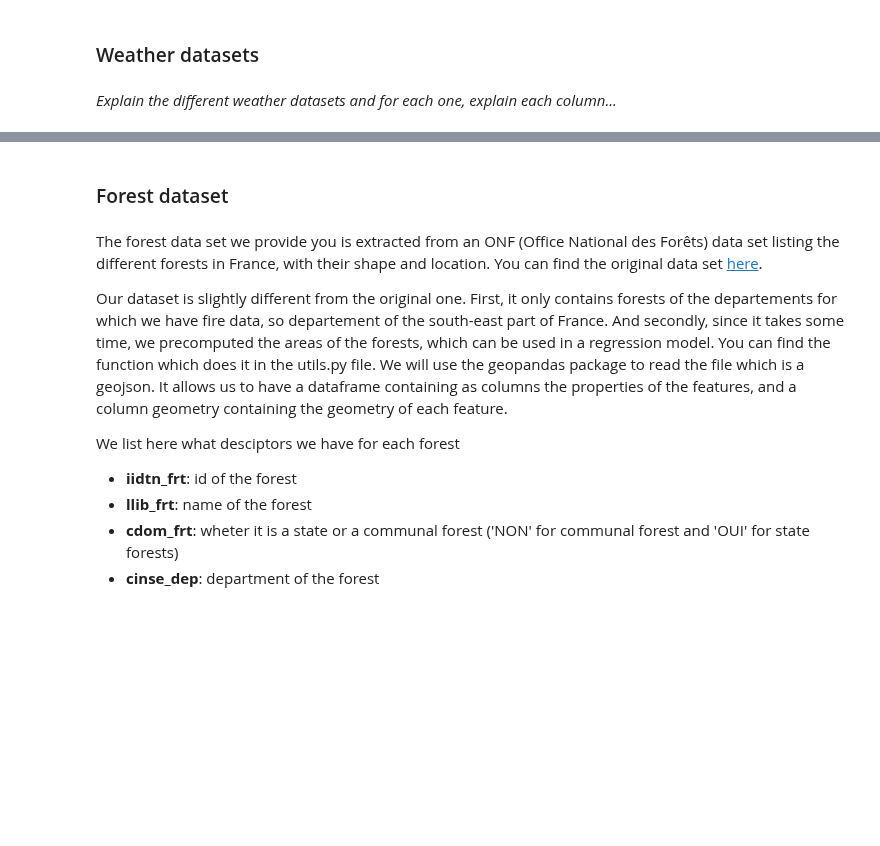
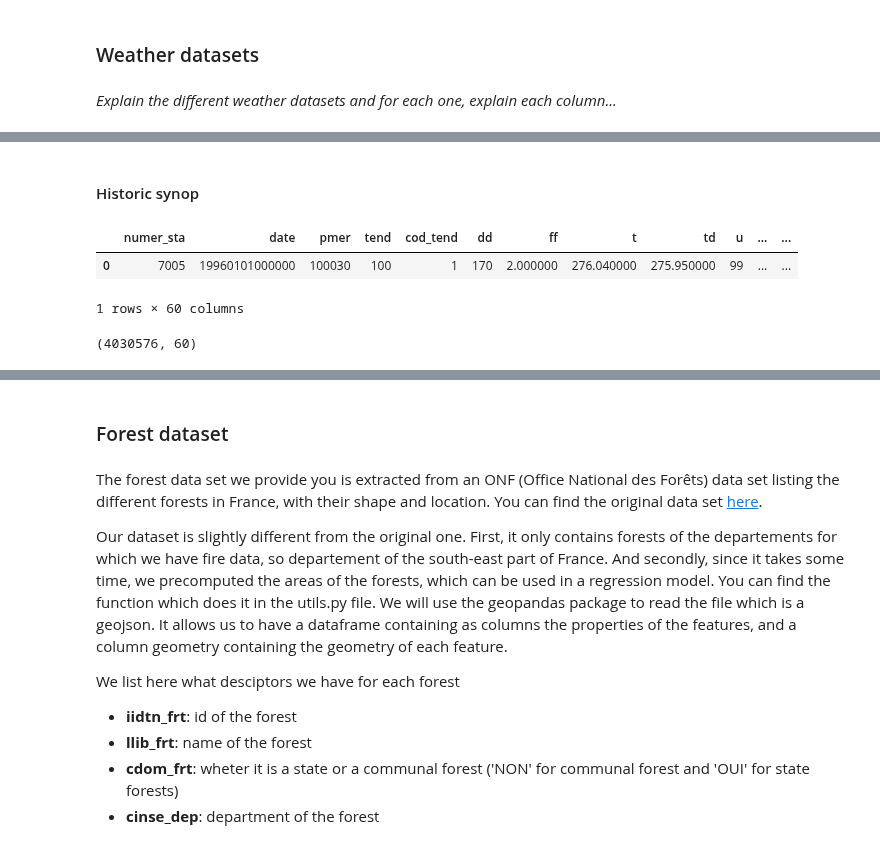
Before and after one commit to fd0r/Wildfire-Area, a Jupyter notebook: WFA_starting_kit.ipynb, the cells around one changed output, grey strips where cells are left out. Drawn from its saved outputs; the diff is of its cells as text; code cells hidden in the pictures; blank space fills up the shorter version.

```diff
--- a/WFA_starting_kit.ipynb
+++ b/WFA_starting_kit.ipynb
@@ -101,0 +207,11 @@ _Explain the different weather datasets and for each one, explain each column...
+# %% [markdown]
+#### Historic synop
+# %%
+mf_aglomerated = pd.read_csv("./data/mf_aglomerated.csv", sep=",", low_memory=False)
+display(mf_aglomerated.head(1))
+display(mf_aglomerated.shape)
+# %% [output]
+|  | numer_sta | date | pmer | tend | cod_tend | dd | ff | t | td | u | ... | ... |
+| 0 | 7005 | 19960101000000 | 100030 | 100 | 1 | 170 | 2.000000 | 276.040000 | 275.950000 | 99 | ... | ... |
+1 rows × 60 columns
+(4030576, 60)
```
Also changed, not shown: parts of 14 cells of this notebook.
